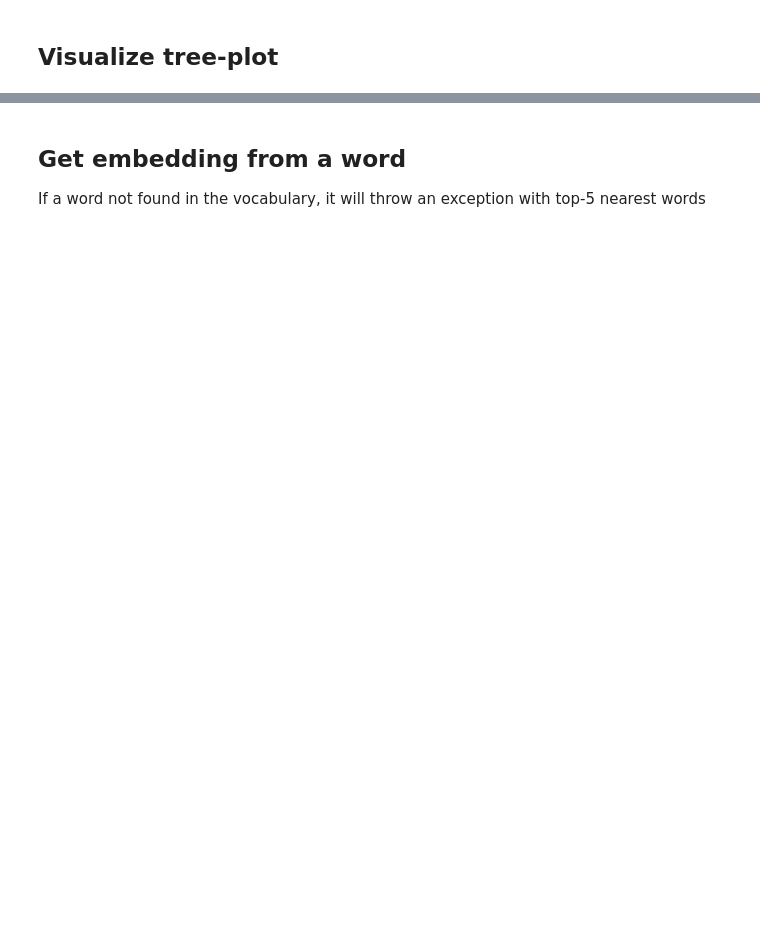
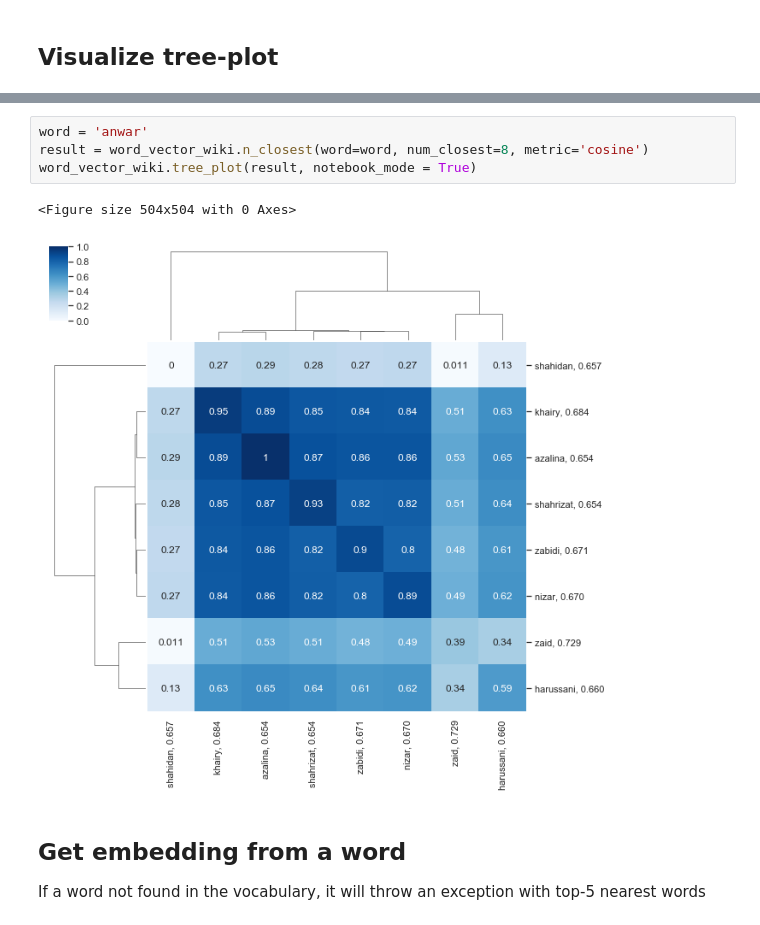
Before and after one commit to mesolitica/malaya, a Jupyter notebook: example/word2vec/load-word2vec.ipynb, the cells around one changed output, grey strips where cells are left out. Cells and saved outputs as stored; diff of their text form; blank space fills up the shorter version.

```diff
--- a/example/word2vec/load-word2vec.ipynb
+++ b/example/word2vec/load-word2vec.ipynb
@@ -81,6 +128,13 @@ word_vector.tree_plot(result, notebook_mode = True)
 # %% [output]
 <Figure size 504x504 with 0 Axes>
 [figure]
+# %%
+word = 'anwar'
+result = word_vector_wiki.n_closest(word=word, num_closest=8, metric='cosine')
+word_vector_wiki.tree_plot(result, notebook_mode = True)
+# %% [output]
+<Figure size 504x504 with 0 Axes>
+[figure, added]
 # %% [markdown]
 ## Get embedding from a word
 
```
Also changed, not shown: parts of 24 cells of this notebook, 30 other files.
